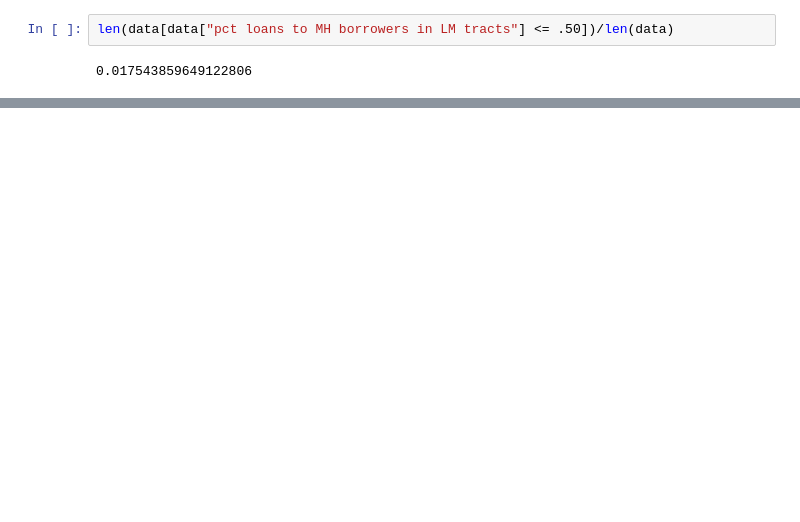
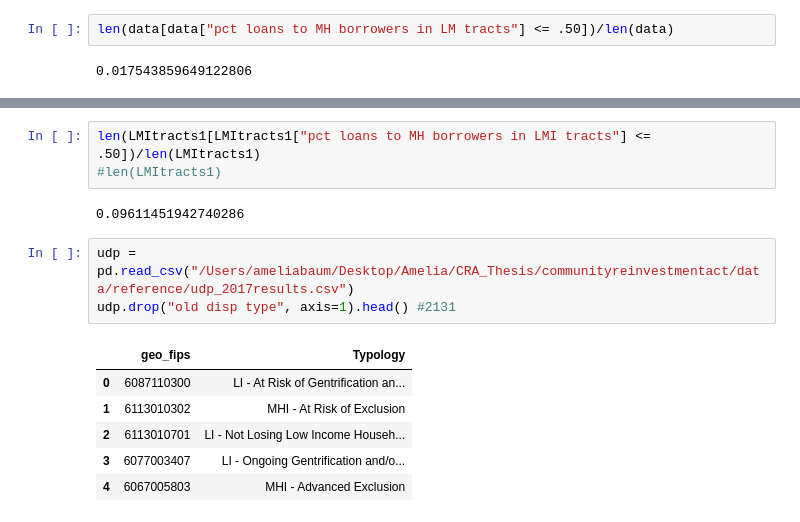
Before and after one commit to abaum1/communityreinvestmentact, a Jupyter notebook: scripts/MH loans in LM tracts.ipynb, the cells around one changed output, grey strips where cells are left out. Cells and saved outputs as stored; diff of their text form; blank space fills up the shorter version.

```diff
--- a/scripts/MH loans in LM tracts.ipynb
+++ b/scripts/MH loans in LM tracts.ipynb
@@ -127,0 +143,15 @@ len(data[data["pct loans to MH borrowers in LM tracts"] <= .50])/len(data)
+# %%
+len(LMItracts1[LMItracts1["pct loans to MH borrowers in LMI tracts"] <= .50])/len(LMItracts1)
+#len(LMItracts1)
+# %% [output]
+0.09611451942740286
+# %%
+udp = pd.read_csv("/Users/ameliabaum/Desktop/Amelia/CRA_Thesis/communityreinvestmentact/data/reference/udp_2017results.csv")
+udp.drop("old disp type", axis=1).head() #2131
+# %% [output]
+|  | geo_fips | Typology |
+| 0 | 6087110300 | LI - At Risk of Gentrification an... |
+| 1 | 6113010302 | MHI - At Risk of Exclusion |
+| 2 | 6113010701 | LI - Not Losing Low Income Househ... |
+| 3 | 6077003407 | LI - Ongoing Gentrification and/o... |
+| 4 | 6067005803 | MHI - Advanced Exclusion |
```
Also changed, not shown: parts of 10 cells of this notebook, 15 other files.
